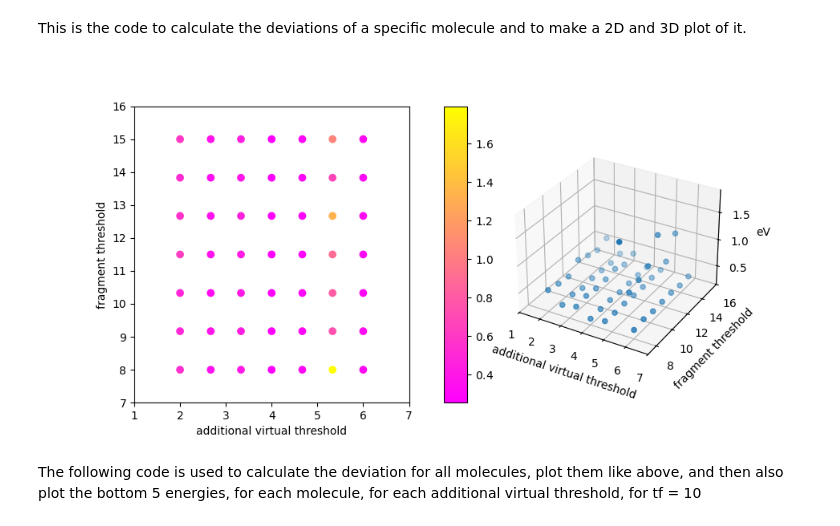
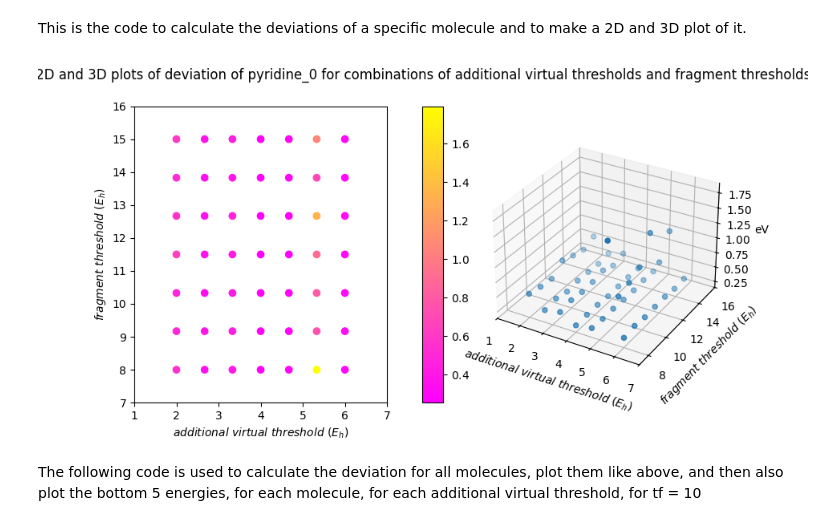
Before and after one commit to LunaChemist/Python-Analysis-script, a Jupyter notebook: Python_Analysis.ipynb, the cells around one changed output. Drawn from its saved outputs; the diff is of its cells as text; code cells hidden in the pictures.

```diff
--- a/Python_Analysis.ipynb
+++ b/Python_Analysis.ipynb
@@ -138,7 +138,7 @@ for i,row in enumerate(rms_matrix):
 #    del deviation_points [i]
 
 #Setting up the plots
-gs = gridspec.GridSpec(nrows=1,ncols=3, width_ratios=[12,1,10]) #Determines the ratios of the subplots
+gs = gridspec.GridSpec(nrows=1,ncols=3, width_ratios=[12,1,12]) #Determines the ratios of the subplots
 fig = plt.figure(figsize=plt.figaspect(0.5)) #Makes a figure that is twice the width than height
 fig.suptitle(f"2D and 3D plots of deviation of {molecule} for combinations of additional virtual thresholds and fragment thresholds")
 
@@ -146,38 +146,38 @@ fig.suptitle(f"2D and 3D plots of deviation of {molecule} for combinations of ad
 ax1 = fig.add_subplot(gs[0])
 ax2 = fig.add_subplot(gs[1])
 ax3 = fig.add_subplot(gs[2], projection = "3d")
 
 scatter = ax1.scatter(av_points,tf_points, c = deviation_points, cmap = 'spring', vmin = min(deviation_points), vmax = max(deviation_points)) #Makes 2D plot
 ax3.scatter3D(av_points,tf_points,deviation_points) #Makes 3D plot
 
 #Configuring the 2D plot
 ax1.set_xlim(min(av_list)-1,max(av_list)+1)
 ax1.set_ylim(min(tf_list)-1,max(tf_list)+1)
-ax1.set_xlabel("additional virtual threshold")
-ax1.set_ylabel("fragment threshold")
+ax1.set_xlabel("$additional \ virtual \ threshold \ (E_h)$")
+ax1.set_ylabel("$fragment \ threshold \ (E_h)$")
 
 #Setting up the color bar
 fig.colorbar(scatter, cax = ax2 )
 
 #Formatting the numbers
 formatter = ScalarFormatter(useMathText=True) #x10^n or 1e-n
 formatter.set_scientific(True) #sets the format to scientific
 formatter.set_powerlimits((0, 0)) #Determines between which powers it doesn't use scientific notation
 ax2.yaxis.set_major_formatter(formatter)
 
 #Configuring the 3D plot
 ax3.set_xlim(min(av_list)-1,max(av_list)+1)
 ax3.set_ylim(min(tf_list)-1,max(tf_list)+1)
-ax3.set_xlabel("additional virtual threshold")
-ax3.set_ylabel("fragment threshold")
+ax3.set_xlabel("$additional \ virtual \ threshold \ (E_h)$")
+ax3.set_ylabel("$fragment \ threshold \ (E_h)$")
 ax3.set_zlabel("eV")
 ax3.zaxis.set_major_formatter(formatter) #Formats the text of the z-axis
 
 plt.show()
 
 plt.savefig(f"/home/GayGirlLuna2/Documents/Test_Projects/graphs/title/av_tf_{molecule}")
 # %% [output]
-[figure, old version]
+[figure, new version]
 # %% [markdown]
 The following code is used to calculate the deviation for all molecules, plot them like above, and then also plot the bottom 5 energies, for each molecule, for each additional virtual threshold, for tf = 10
 # %%
```
Also changed, not shown: parts of 2 cells of this notebook.
